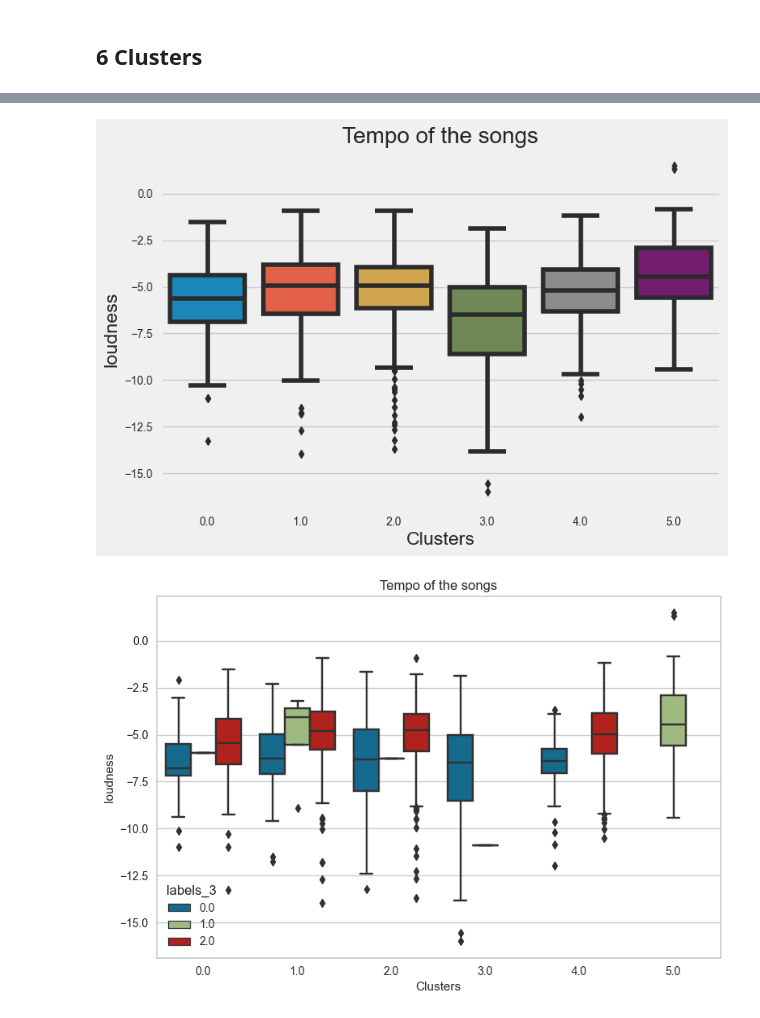
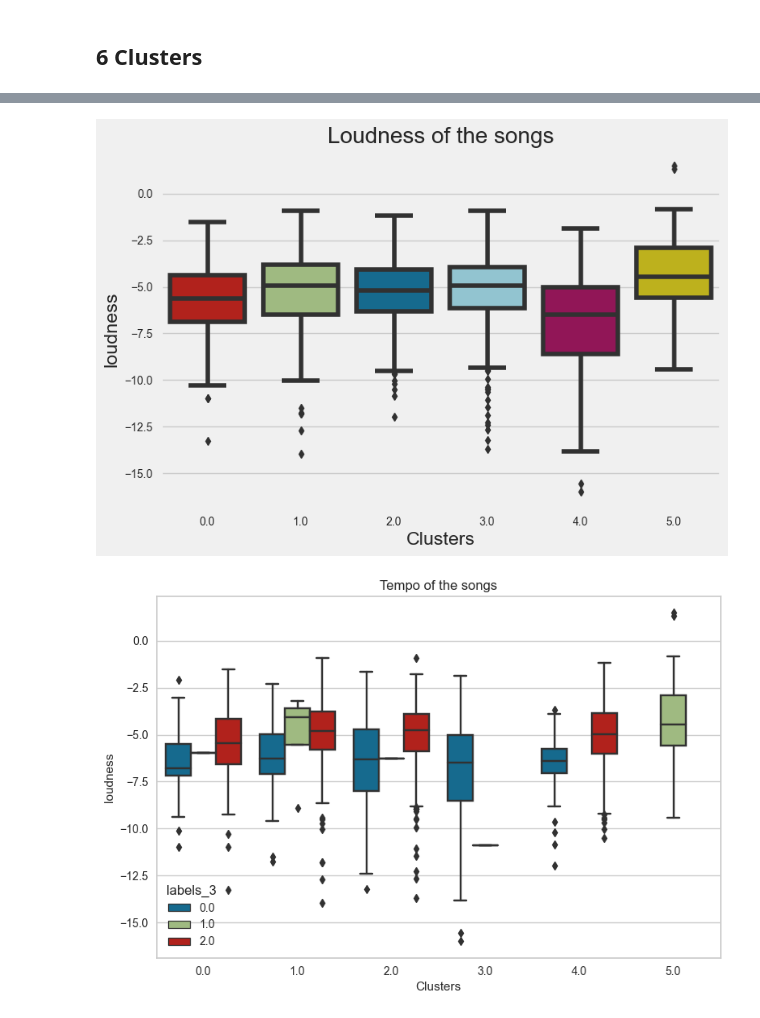
Before and after one commit to azebryk/My_spotify_songs, a Jupyter notebook: 3_EDA_Clustering.ipynb, the cells around one changed output, grey strips where cells are left out. Saved outputs shown, nothing was run; the diff lists cells and outputs as text; code cells hidden in the pictures.

```diff
--- a/3_EDA_Clustering.ipynb
+++ b/3_EDA_Clustering.ipynb
@@ -394,7 +394,7 @@ For n_clusters = 7, silhouette score is 0.3913086178232002)
 For n_clusters = 8, silhouette score is 0.3492124571767684)
 For n_clusters = 9, silhouette score is 0.3619884151857513)
 # %%
-silhouette = SilhouetteVisualizer(KMeans(6))
+silhouette = SilhouetteVisualizer(clt)
 silhouette.fit(X_std)
 # plt.savefig('elbow_full.png', pad_inches=0.1)
 silhouette.show()
@@ -601,11 +601,11 @@ plt.show()
 # %%
-sns.boxplot(data=df, y='loudness', x='labels_6')
-plt.title('Tempo of the songs')
+sns.boxplot(data=df, y='loudness', x='labels_6', palette=colours)
+plt.title('Loudness of the songs')
 plt.xlabel('Clusters')
-plt.savefig('cluster_tempo.png', dpi=300)
+plt.savefig('cluster_loud.png', dpi=300, bbox_inches='tight', pad_inches=0.2)
 plt.show()
 # %% [output]
-[figure, old version]
+[figure, new version]
 # %%
 sns.boxplot(data=df, y='loudness', x='labels_6', hue='labels_3')
 plt.title('Tempo of the songs')
```
Also changed, not shown: parts of 19 cells of this notebook, 8 other files.
